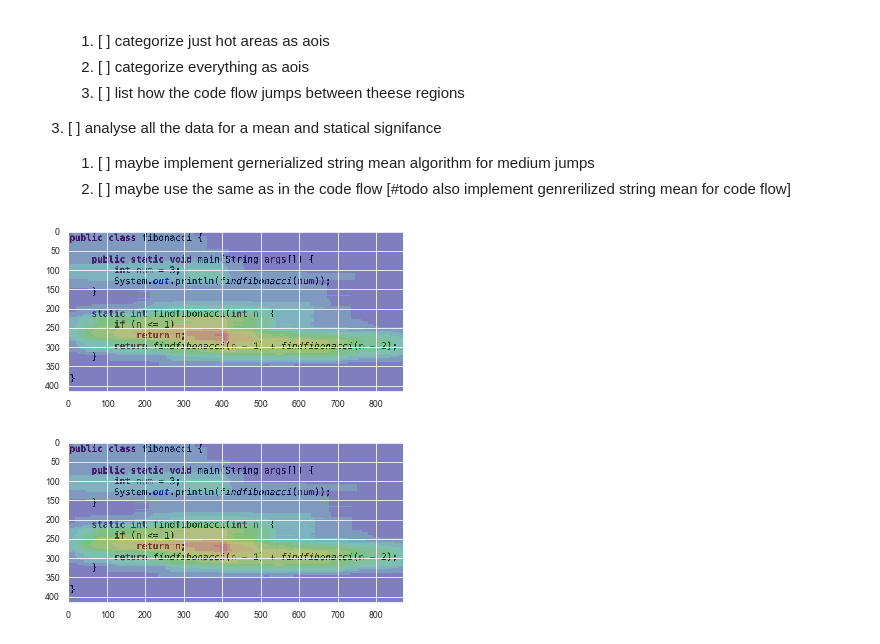
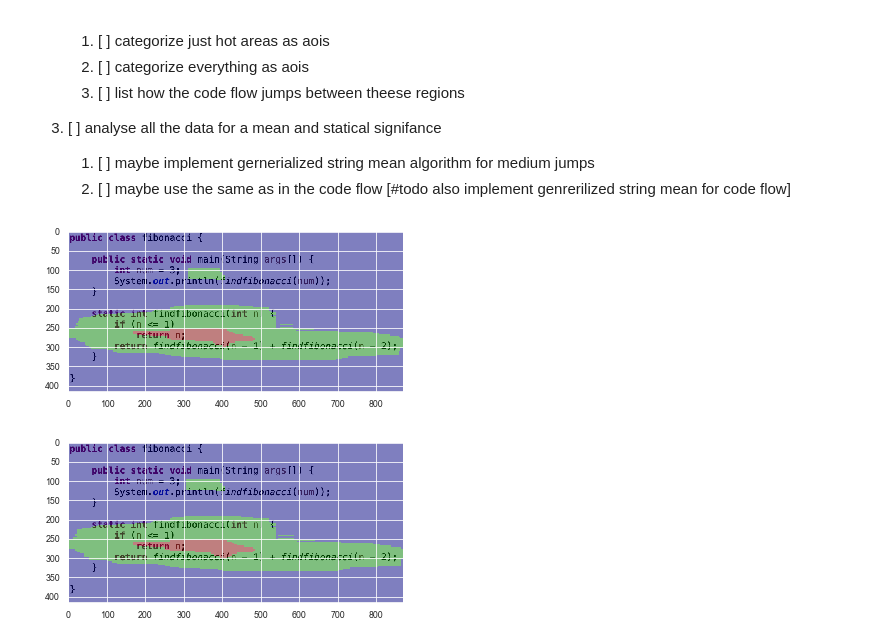
Before and after one commit to brains-on-code/REyeker, a Jupyter notebook: REyeker-DataAnalyses-Python/rEYEker_Pipeline.ipynb, the cells around one changed output. Cells and saved outputs as stored; diff of their text form; code cells hidden in the pictures.

```diff
--- a/REyeker-DataAnalyses-Python/rEYEker_Pipeline.ipynb
+++ b/REyeker-DataAnalyses-Python/rEYEker_Pipeline.ipynb
@@ -709,24 +709,24 @@ How to analyze areas of interests?
 # %%
 import modules.HeatmapHelpers as heathelpers
 
 shape = average_heatmap_array[0].shape[0], average_heatmap_array[0].shape[1], 1
 width = shape[1]
 
 data = np.array(avergae_heatmask_array[0])
 data = np.reshape(data, shape)
 
-treshhold = 0.1
+treshhold = 0.5
 chunk_width = 6
 value = 1.0 / treshhold
 data = np.rint(data * value) / value
 
 tmp = data.flatten().tolist()
 im = image_array[0].copy()
 heathelpers.draw_heat(im, tmp)
 
 imgplot0 = plt.imshow(im)
 # %% [output]
-[figure, old version]
+[figure, new version]
 # %%
 horizontal_data = np.zeros(data.shape)
 
@@ -735,13 +735,13 @@ for height_idx in range(len(data)):
         max_val = data[height_idx, val:(val+chunk_width)].max()
         horizontal_data[height_idx, val:(val+chunk_width)] = max_val
 
-tmp = horizontal_data.flatten().tolist()
+heat_mask = horizontal_data.flatten().tolist()
 img = image_array[0].copy()
-heathelpers.draw_heat(img, tmp)
+heathelpers.draw_heat(img, heat_mask)
 
 imgplot0 = plt.imshow(img)
 # %% [output]
-[figure, old version]
+[figure, new version]
 # %%
 line_data = np.zeros(data.shape)
 for _idx, row in config_array[0].iterrows():
```
Also changed, not shown: parts of 5 cells of this notebook.
